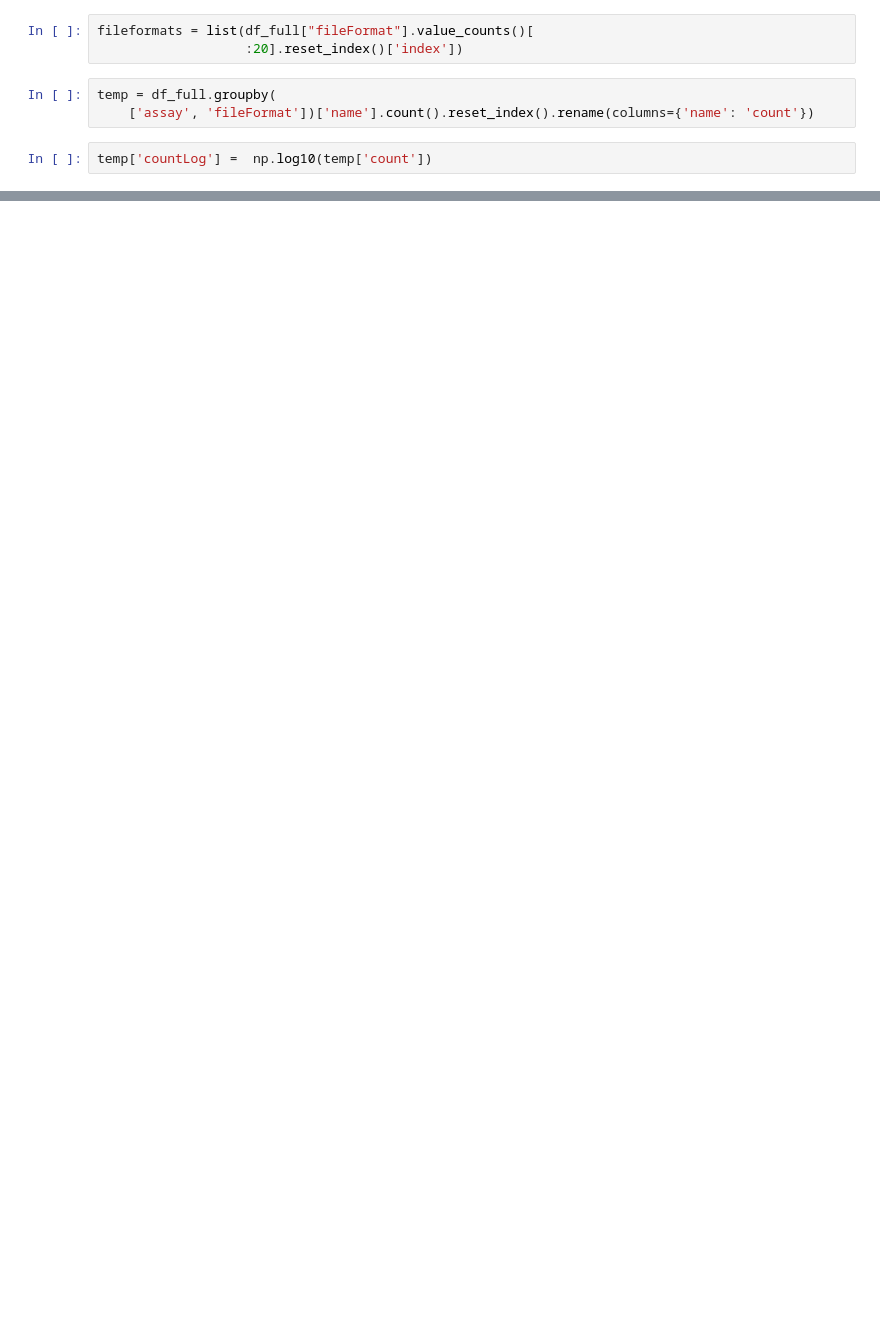
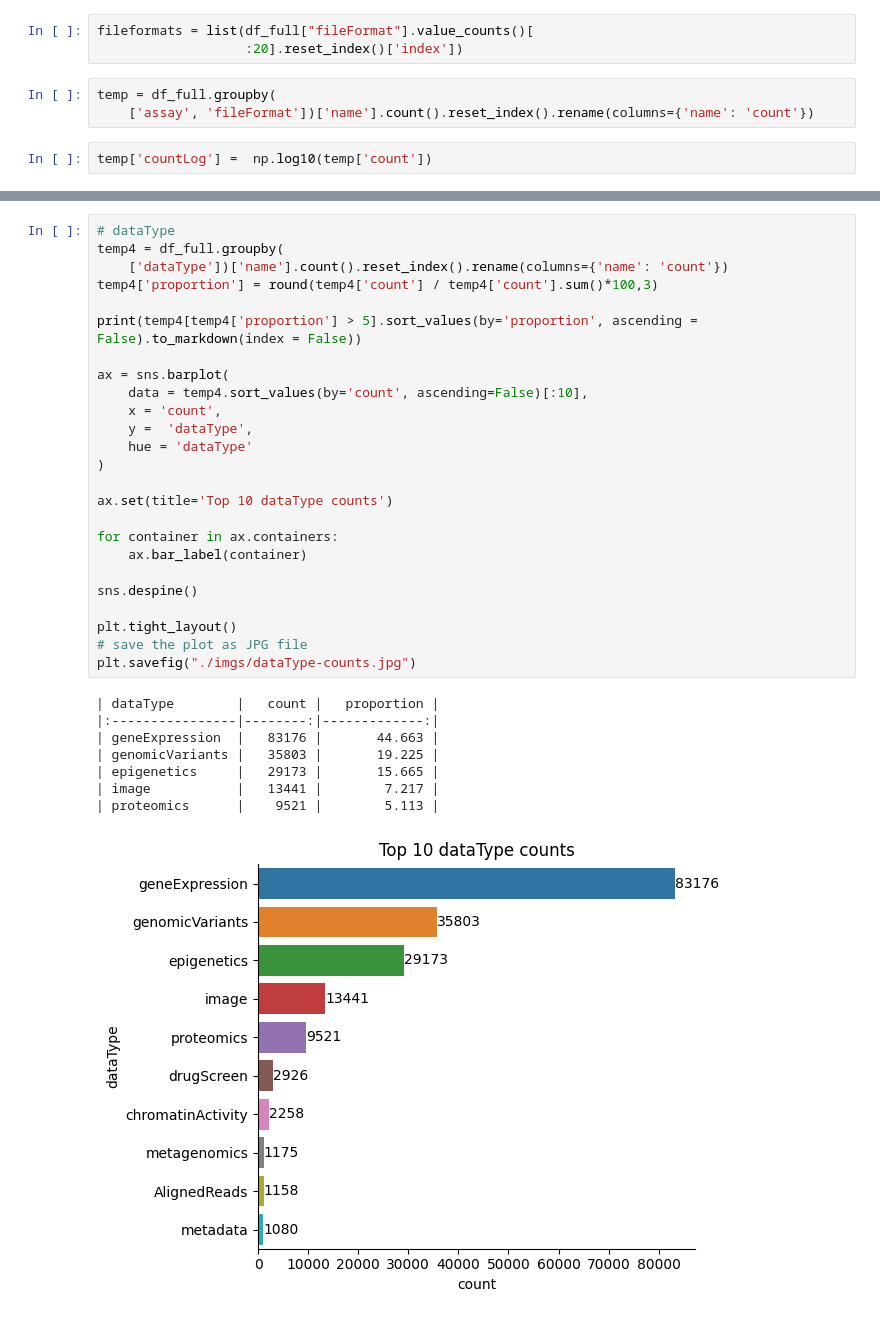
Before and after one commit to nlee-sage/portalAnalytics, a Jupyter notebook: eda.ipynb, the cells around one changed output, grey strips where cells are left out. Saved outputs shown, nothing was run; the diff lists cells and outputs as text; blank space fills up the shorter version.

```diff
--- a/eda.ipynb
+++ b/eda.ipynb
@@ -237,3 +266,37 @@ def update_bar_chart(assay):
 app.run_server(debug=True)
 # %% [output]
 [interactive output not drawn]
+# %%
+# dataType
+temp4 = df_full.groupby(
+    ['dataType'])['name'].count().reset_index().rename(columns={'name': 'count'})
+temp4['proportion'] = round(temp4['count'] / temp4['count'].sum()*100,3)
+
+print(temp4[temp4['proportion'] > 5].sort_values(by='proportion', ascending = False).to_markdown(index = False))
+
+ax = sns.barplot(
+    data = temp4.sort_values(by='count', ascending=False)[:10],
+    x = 'count',
+    y =  'dataType',
+    hue = 'dataType'
+)
+
+ax.set(title='Top 10 dataType counts')
+
+for container in ax.containers:
+    ax.bar_label(container)
+
+sns.despine()
+
+plt.tight_layout()
+# save the plot as JPG file
+plt.savefig("./imgs/dataType-counts.jpg")
+# %% [output]
+| dataType        |   count |   proportion |
+|:----------------|--------:|-------------:|
+| geneExpression  |   83176 |       44.663 |
+| genomicVariants |   35803 |       19.225 |
+| epigenetics     |   29173 |       15.665 |
+| image           |   13441 |        7.217 |
+| proteomics      |    9521 |        5.113 |
+[figure, added]
```
Also changed, not shown: parts of 13 cells of this notebook, 7 other files.
